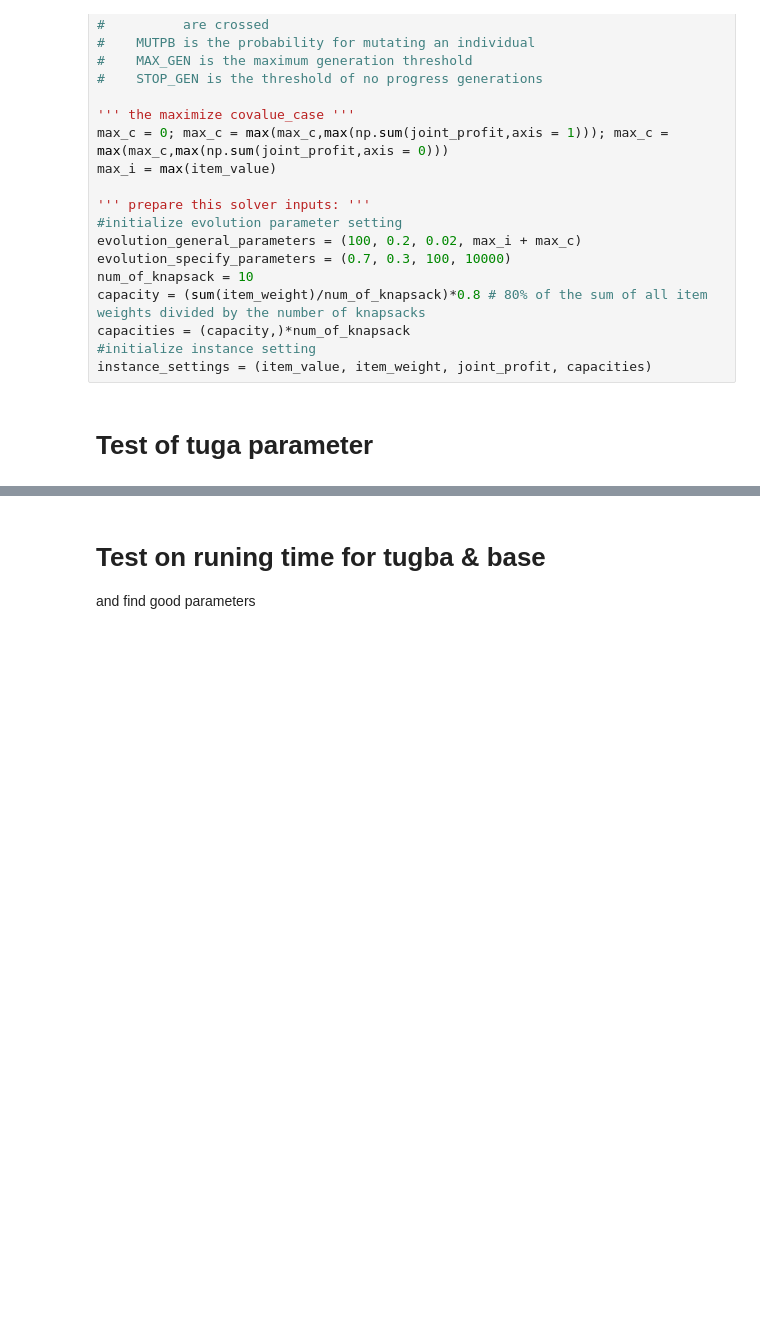
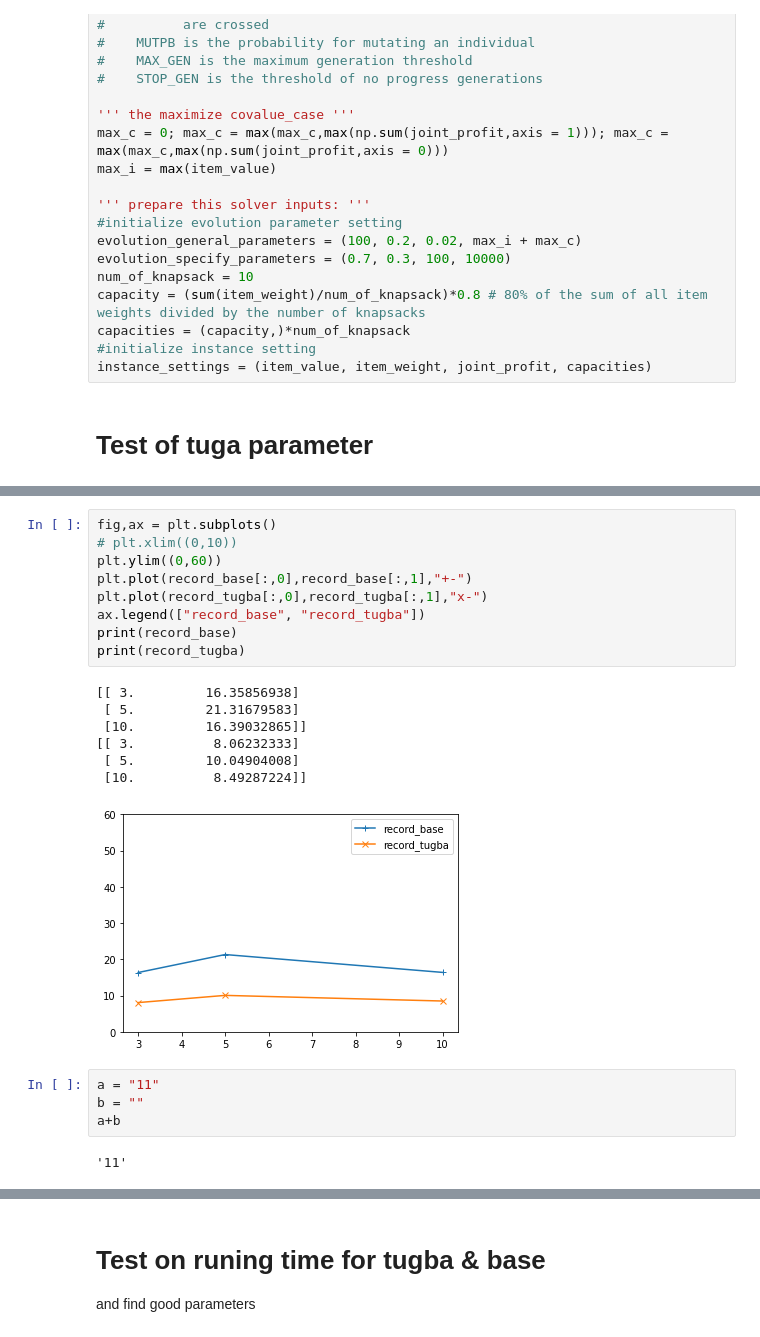
Before and after one commit to jekim526/IE-541-Project, a Jupyter notebook: GA_playground_Test_and_Debug.ipynb, the cells around one changed output, grey strips where cells are left out. Cells and saved outputs as stored; diff of their text form; blank space fills up the shorter version.

```diff
--- a/GA_playground_Test_and_Debug.ipynb
+++ b/GA_playground_Test_and_Debug.ipynb
@@ -172,0 +189,23 @@ for num_of_knapsack in knp:
+# %%
+fig,ax = plt.subplots()
+# plt.xlim((0,10))
+plt.ylim((0,60))
+plt.plot(record_base[:,0],record_base[:,1],"+-")
+plt.plot(record_tugba[:,0],record_tugba[:,1],"x-")
+ax.legend(["record_base", "record_tugba"])
+print(record_base)
+print(record_tugba)
+# %% [output]
+[[ 3.         16.35856938]
+ [ 5.         21.31679583]
+ [10.         16.39032865]]
+[[ 3.          8.06232333]
+ [ 5.         10.04904008]
+ [10.          8.49287224]]
+[figure, added]
+# %%
+a = "11"
+b = ""
+a+b
+# %% [output]
+'11'
```
Also changed, not shown: parts of 11 cells of this notebook, 9 other files.
